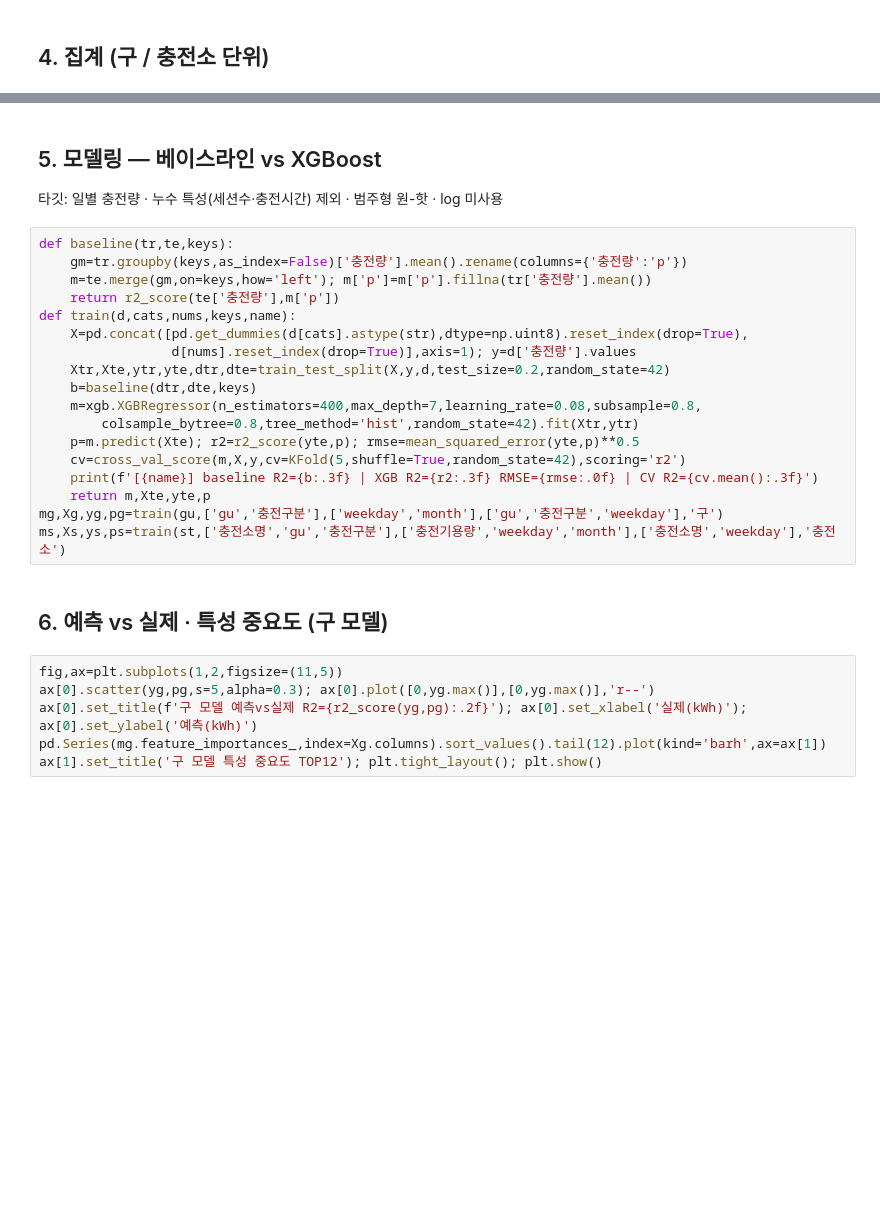
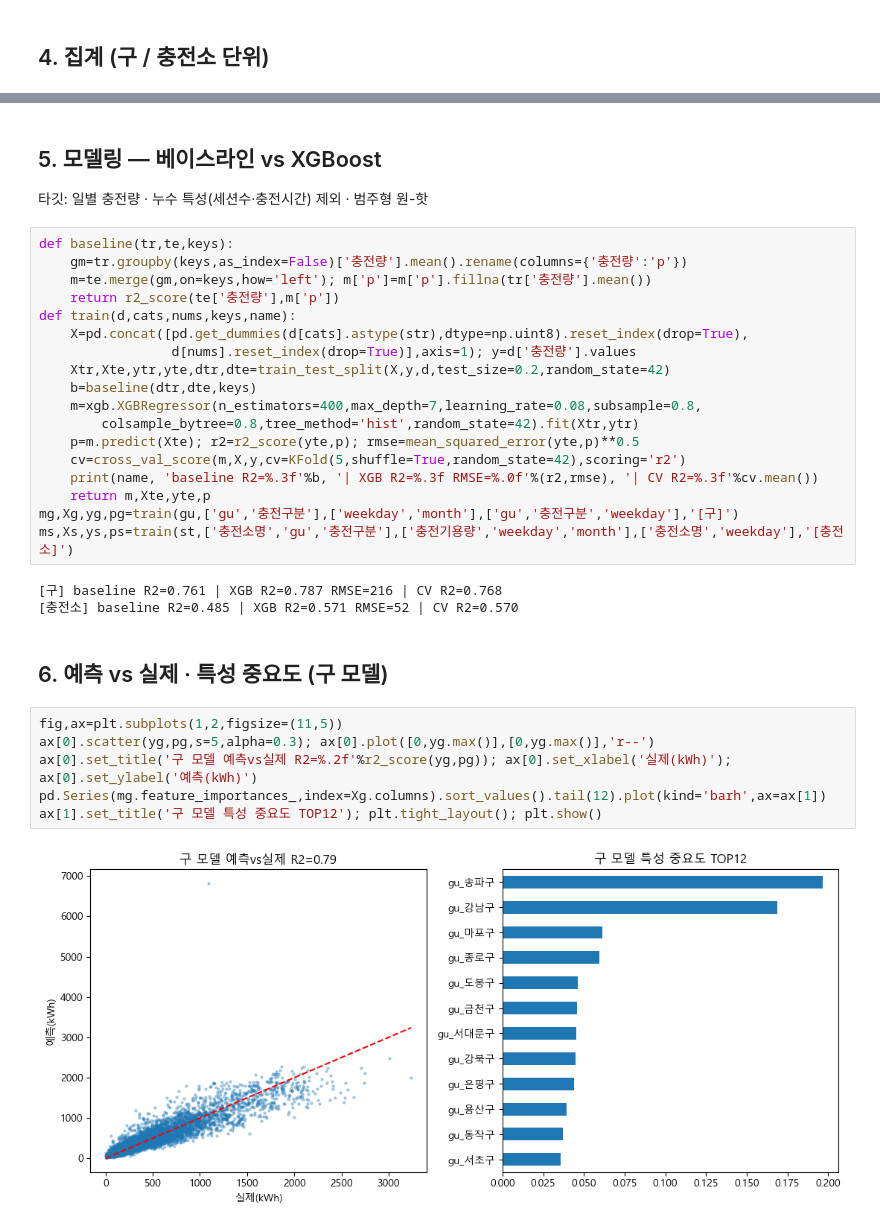
Before and after one commit to 50seok/SeoulEVCheck, a Jupyter notebook: notebooks/week1_ml.ipynb, the cells around one changed output, grey strips where cells are left out. Drawn from its saved outputs; the diff is of its cells as text; blank space fills up the shorter version.

```diff
--- a/notebooks/week1_ml.ipynb
+++ b/notebooks/week1_ml.ipynb
@@ -56,6 +80,6 @@ print('gu_day',gu.shape,'| station_day',st.shape)
 # %% [markdown]
 ## 5. 모델링 — 베이스라인 vs XGBoost
-타깃: 일별 충전량 · 누수 특성(세션수·충전시간) 제외 · 범주형 원-핫 · log 미사용
+타깃: 일별 충전량 · 누수 특성(세션수·충전시간) 제외 · 범주형 원-핫
 # %%
 def baseline(tr,te,keys):
     gm=tr.groupby(keys,as_index=False)['충전량'].mean().rename(columns={'충전량':'p'})
@@ -70,18 +94,23 @@ def train(d,cats,nums,keys,name):
         colsample_bytree=0.8,tree_method='hist',random_state=42).fit(Xtr,ytr)
     p=m.predict(Xte); r2=r2_score(yte,p); rmse=mean_squared_error(yte,p)**0.5
     cv=cross_val_score(m,X,y,cv=KFold(5,shuffle=True,random_state=42),scoring='r2')
-    print(f'[{name}] baseline R2={b:.3f} | XGB R2={r2:.3f} RMSE={rmse:.0f} | CV R2={cv.mean():.3f}')
+    print(name, 'baseline R2=%.3f'%b, '| XGB R2=%.3f RMSE=%.0f'%(r2,rmse), '| CV R2=%.3f'%cv.mean())
     return m,Xte,yte,p
-mg,Xg,yg,pg=train(gu,['gu','충전구분'],['weekday','month'],['gu','충전구분','weekday'],'구')
-ms,Xs,ys,ps=train(st,['충전소명','gu','충전구분'],['충전기용량','weekday','month'],['충전소명','weekday'],'충전소')
+mg,Xg,yg,pg=train(gu,['gu','충전구분'],['weekday','month'],['gu','충전구분','weekday'],'[구]')
+ms,Xs,ys,ps=train(st,['충전소명','gu','충전구분'],['충전기용량','weekday','month'],['충전소명','weekday'],'[충전소]')
+# %% [output]
+[구] baseline R2=0.761 | XGB R2=0.787 RMSE=216 | CV R2=0.768
+[충전소] baseline R2=0.485 | XGB R2=0.571 RMSE=52 | CV R2=0.570
 # %% [markdown]
 ## 6. 예측 vs 실제 · 특성 중요도 (구 모델)
 # %%
 fig,ax=plt.subplots(1,2,figsize=(11,5))
 ax[0].scatter(yg,pg,s=5,alpha=0.3); ax[0].plot([0,yg.max()],[0,yg.max()],'r--')
-ax[0].set_title(f'구 모델 예측vs실제 R2={r2_score(yg,pg):.2f}'); ax[0].set_xlabel('실제(kWh)'); ax[0].set_ylabel('예측(kWh)')
+ax[0].set_title('구 모델 예측vs실제 R2=%.2f'%r2_score(yg,pg)); ax[0].set_xlabel('실제(kWh)'); ax[0].set_ylabel('예측(kWh)')
 pd.Series(mg.feature_importances_,index=Xg.columns).sort_values().tail(12).plot(kind='barh',ax=ax[1])
 ax[1].set_title('구 모델 특성 중요도 TOP12'); plt.tight_layout(); plt.show()
+# %% [output]
+[figure, added]
 # %% [markdown]
 ## 7. 결론 및 향후
 - 구 모델 R²≈0.79, 충전소 모델 R²≈0.57 — **두 모델 모두 베이스라인 초과**
```
Also changed, not shown: parts of 6 cells of this notebook.
